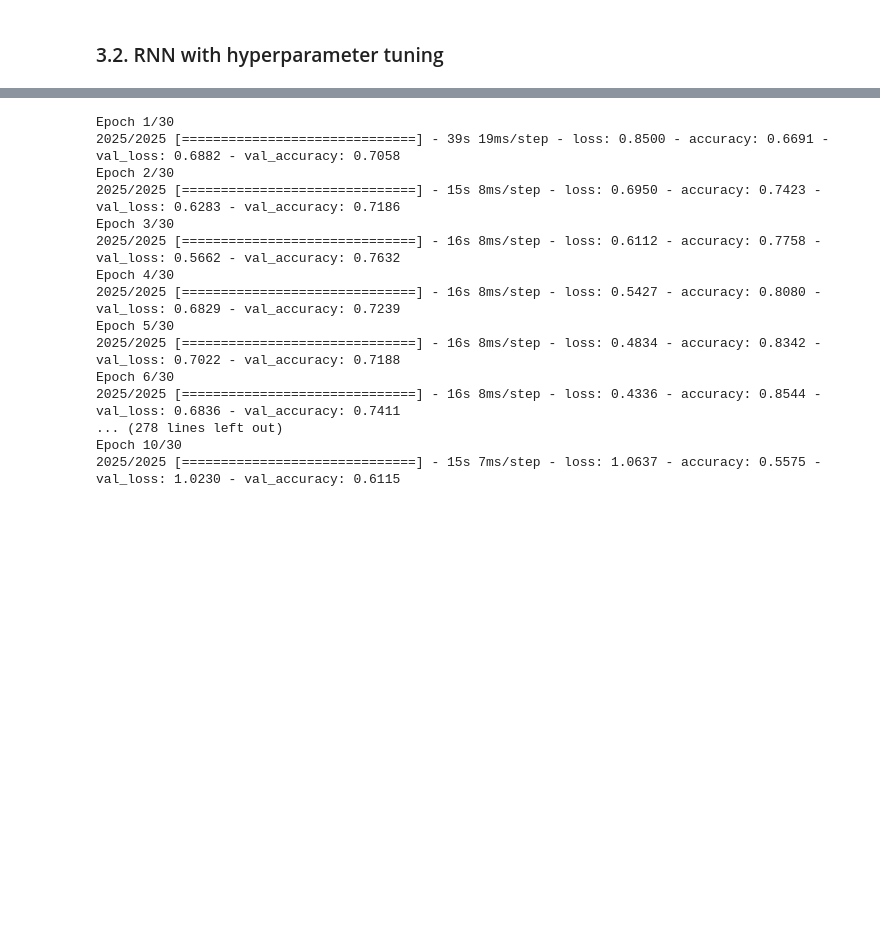
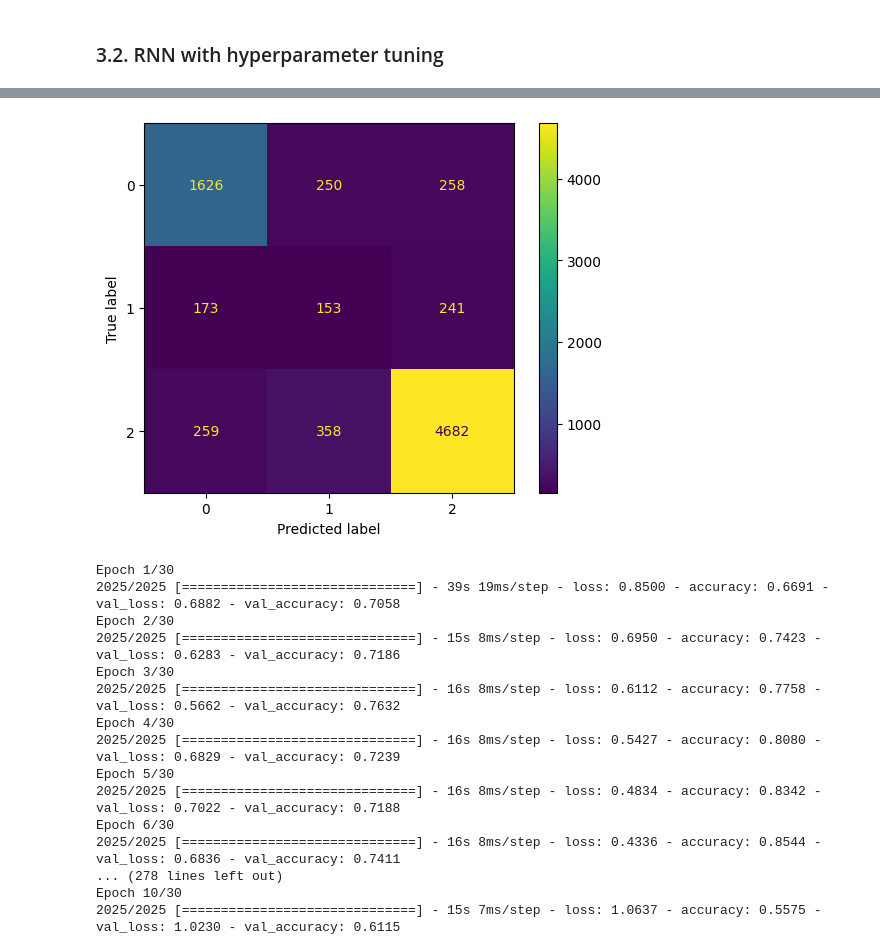
Before and after one commit to balooooooooo/bean-classification, a Jupyter notebook: text_classification.ipynb, the cells around one changed output, grey strips where cells are left out. Saved outputs shown, nothing was run; the diff lists cells and outputs as text; code cells hidden in the pictures; blank space fills up the shorter version.

```diff
--- a/text_classification.ipynb
+++ b/text_classification.ipynb
@@ -425,7 +425,8 @@ Test dataset accuracy: 0.7078750133514404
 def grid_search_RNN(epochs=20, patience=3):
     best_model = None
     best_accuracy = 0.0
-
+    print(f"Need to train {len(param_grid_RNN['embedding_dim'])*len(param_grid_RNN['embedding_dim'])*len(param_grid_RNN['optimizer'])} RNNs.")
+    count = 0
     for embedding_dim in param_grid_RNN['embedding_dim']:
         for lstm_unit in param_grid_RNN['lstm_units']:
             for optimizer in param_grid_RNN['optimizer']:
@@ -444,6 +445,8 @@ def grid_search_RNN(epochs=20, patience=3):
                                     class_weight=class_weight)
 
                 val_acc = history.history['val_accuracy'][-1]  # Get last validation accuracy
+                count+=1
+                print(f"{count}/{len(param_grid_RNN['embedding_dim'])*len(param_grid_RNN['embedding_dim'])*len(param_grid_RNN['optimizer'])}")
                 if val_acc > best_accuracy:
                     best_model = model
                     best_accuracy = val_acc
@@ -459,5 +462,5 @@ param_grid_RNN = {
 }
 # %%
 # %%capture
-best_CNN, acc_CNN = grid_search_RNN()
+best_RNN, acc_RNN = grid_search_RNN()
 # %% [output]
@@ -483,0 +502,5 @@ Epoch 20/20
+# %%
+print(f"Best val accuracy: {acc_RNN}")
+print(f"Test dataset accuracy: {best_RNN.evaluate(test_ds)[1]}")
+get_conf_matrix(best_RNN)
+# %% [output]
@@ -484,3 +511,4 @@ Epoch 20/20
+[figure, added]
 # %%
 def grid_search_CNN(epochs=30, patience=3):
     best_model = None
```
Also changed, not shown: parts of 7 cells of this notebook.
